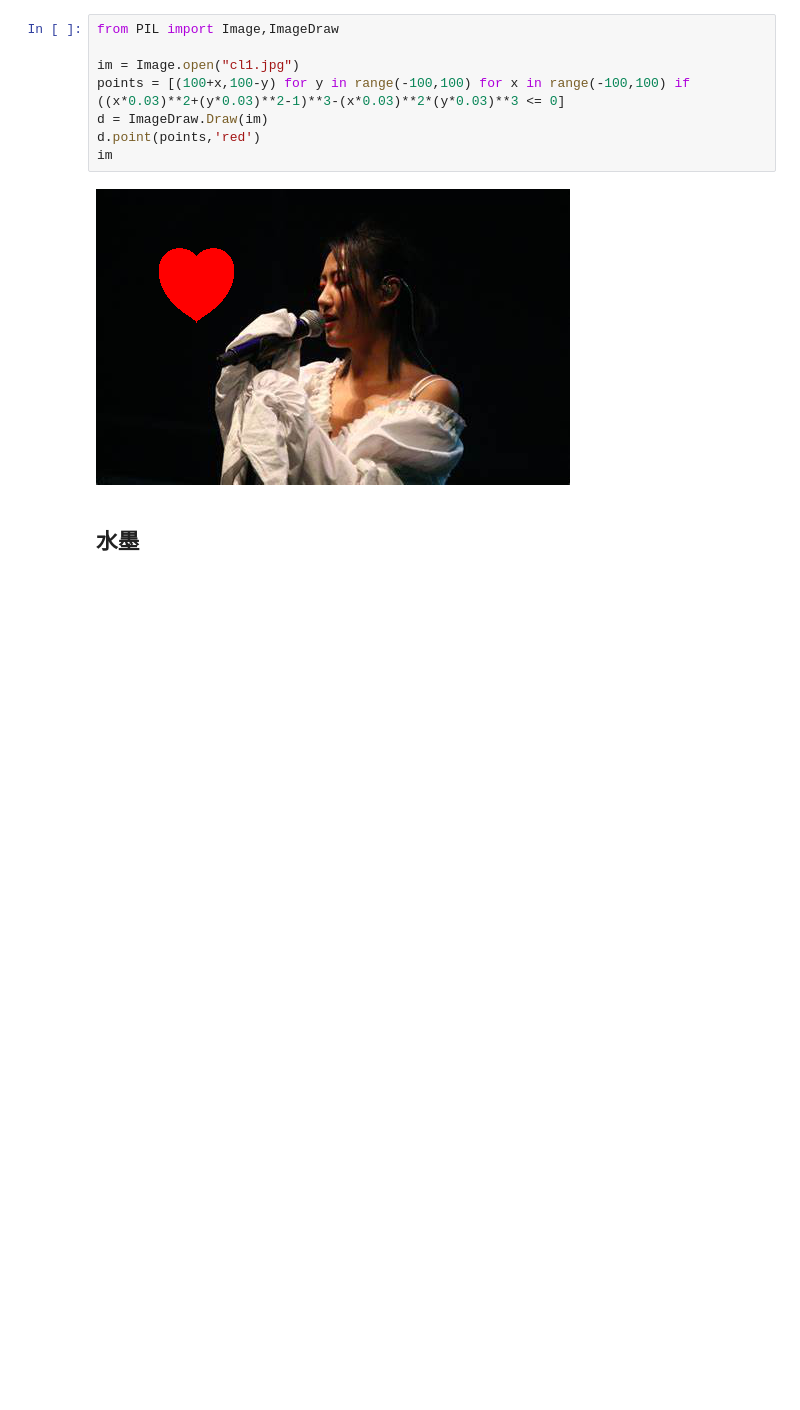
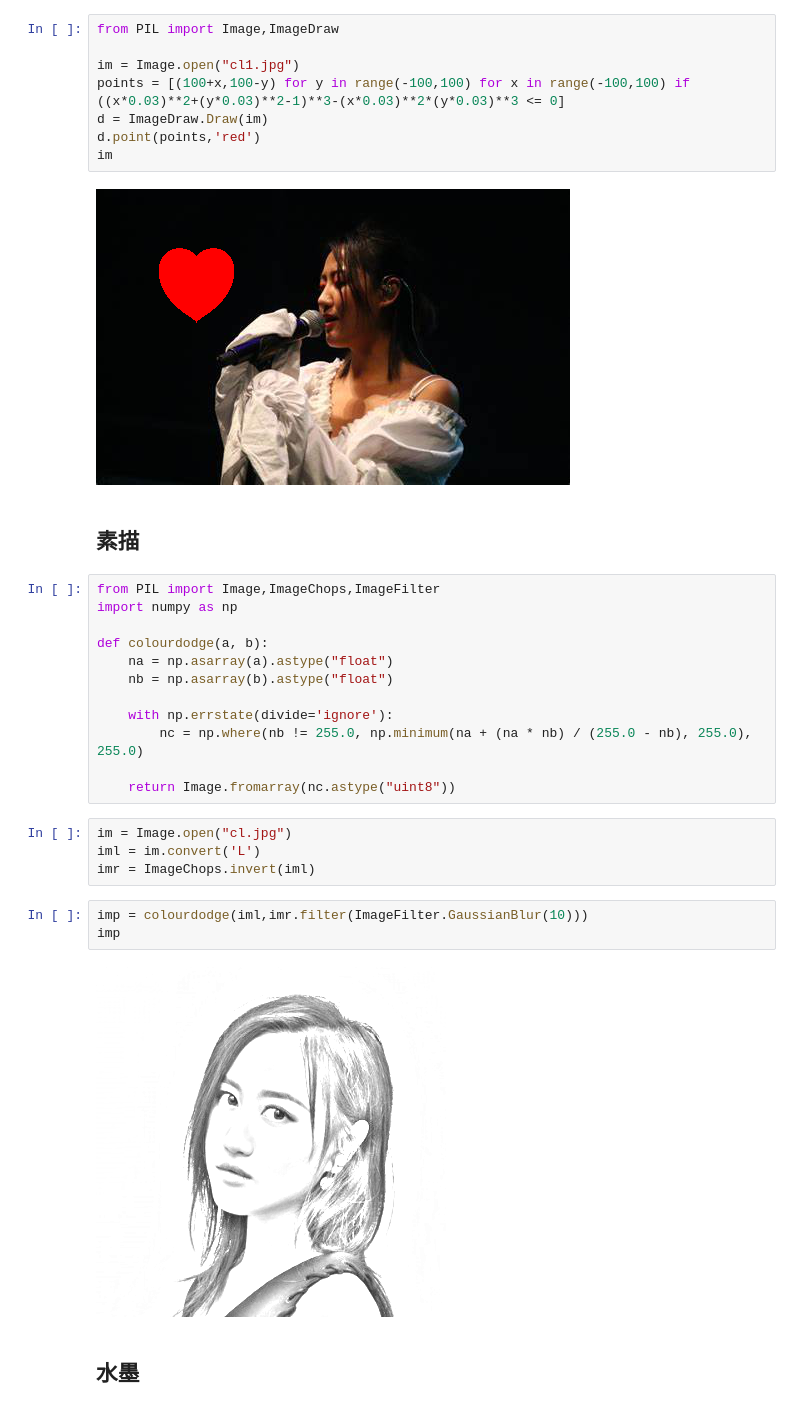
Before and after one commit to steve-hao/pillow, a Jupyter notebook: example.ipynb, the cells around one changed output. Drawn from its saved outputs; the diff is of its cells as text; blank space fills up the shorter version.

```diff
--- a/example.ipynb
+++ b/example.ipynb
@@ -16,6 +16,29 @@ d.point(points,'red')
 im
 # %% [output]
 [figure]
+# %% [markdown]
+## 素描
+# %%
+from PIL import Image,ImageChops,ImageFilter
+import numpy as np
+
+def colourdodge(a, b):
+    na = np.asarray(a).astype("float")
+    nb = np.asarray(b).astype("float")
+
+    with np.errstate(divide='ignore'):
+        nc = np.where(nb != 255.0, np.minimum(na + (na * nb) / (255.0 - nb), 255.0), 255.0)
+
+    return Image.fromarray(nc.astype("uint8"))
+# %%
+im = Image.open("cl.jpg")
+iml = im.convert('L')
+imr = ImageChops.invert(iml)
+# %%
+imp = colourdodge(iml,imr.filter(ImageFilter.GaussianBlur(10)))
+imp
+# %% [output]
+[figure, added]
 # %% [markdown]
 ## 水墨
 # %%
```
Also changed, not shown: parts of 26 cells of this notebook, 3 other files.
